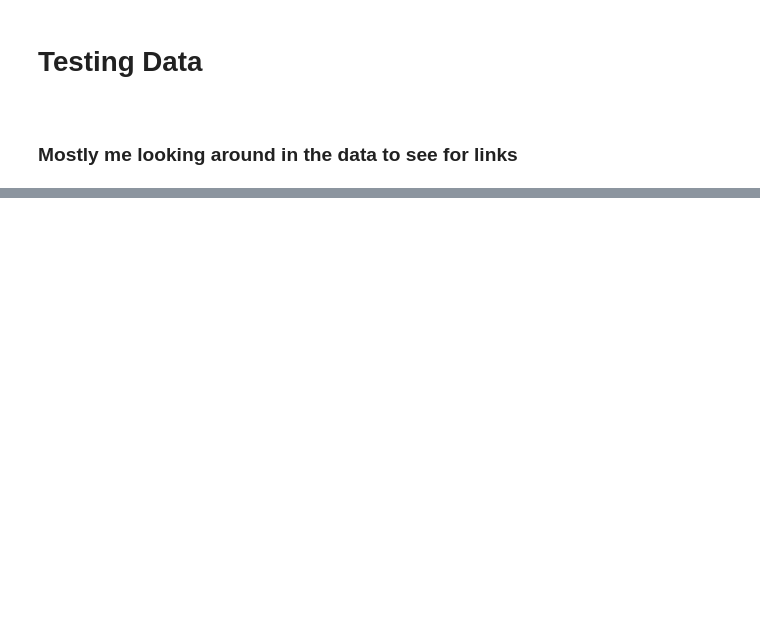
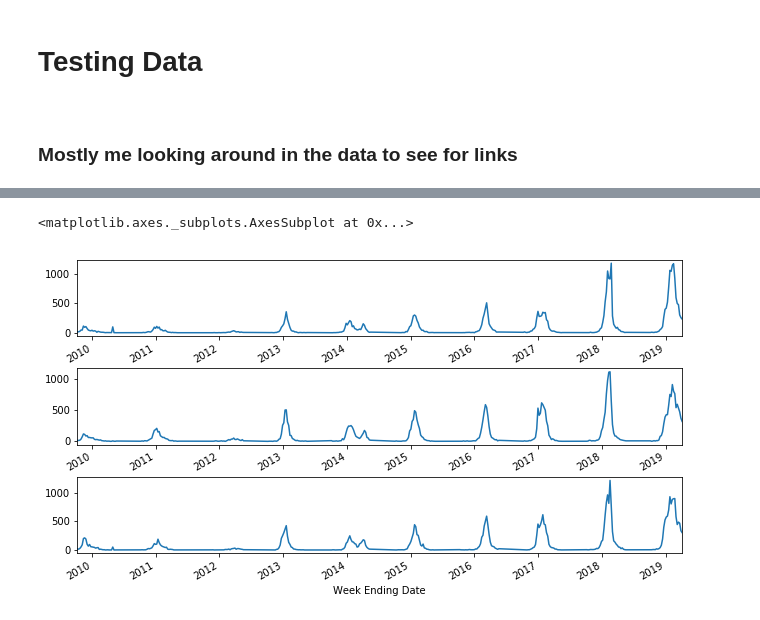
Before and after one commit to PredatorFeesh/Macaulay_Project_Flu, a Jupyter notebook: Weekly Data NY/Analysis/Playing Around with Data.ipynb, the cells around one changed output, grey strips where cells are left out. Drawn from its saved outputs; the diff is of its cells as text; code cells hidden in the pictures; blank space fills up the shorter version.

```diff
--- a/Weekly Data NY/Analysis/Playing Around with Data.ipynb
+++ b/Weekly Data NY/Analysis/Playing Around with Data.ipynb
@@ -18,7 +19,7 @@ data.head()
 | 3 | 2009-2010 | CAPITAL DISTRICT | ALBANY | 1 | 01/09/2010 | INFLUENZA_A | 0 | (42.5882713, -73.9740136) | 36001 |
 | 4 | 2009-2010 | CAPITAL DISTRICT | ALBANY | 1 | 01/09/2010 | INFLUENZA_B | 0 | (42.5882713, -73.9740136) | 36001 |
 # %%
-data = data.drop(['FIPS','County Centroid','Region'], axis=1) # Removing data we won't really use
+data = data.drop(['FIPS','County Centroid'], axis=1) # Removing data we won't really use
 # %%
 data.isnull().sum() # Good, none of our data is empty
 # %% [output]
@@ -35,0 +43,5 @@ KeyError: ('County', 'Count')
+# %%
+influenza_a = data[data['Disease'] == "INFLUENZA_A"]
+influenza_b = data[data['Disease'] == "INFLUENZA_B"]
+influenza_c = data[data['Disease'] == "INFLUENZA_C"]
+influenza_a.head()
@@ -35,0 +55,18 @@ KeyError: ('County', 'Count')
+# %%
+# Let's store the data only in the NYC Region
+influenza_a_nyc = influenza_a[influenza_a['Region'] == "NYC"]
+influenza_a_kings = influenza_a[influenza_a['County']=="KINGS"]
+influenza_a_queens = influenza_a[influenza_a['County']=="QUEENS"]
+influenza_a_bronx = influenza_a[influenza_a['County']=="BRONX"]
+# %%
+# size(kings) = size(queens) = size(bronx)
+# Now we have data we want seperated properl, and in weekly intervals
+# Convert into datetimes
+influenza_a_kings.loc[:,'Week Ending Date'] = pd.to_datetime(influenza_a_kings['Week Ending Date'])
+influenza_a_queens.loc[:,'Week Ending Date'] = pd.to_datetime(influenza_a_queens['Week Ending Date'])
+influenza_a_bronx.loc[:,'Week Ending Date'] = pd.to_datetime(influenza_a_bronx['Week Ending Date'])
+# Now we want the index of the dataset to go by the Week Ending Date
+influenza_a_kings.index = influenza_a_kings['Week Ending Date']
+influenza_a_queens.index = influenza_a_queens['Week Ending Date']
+influenza_a_bronx.index = influenza_a_bronx['Week Ending Date']
+# Now we can do time specific things with the data
@@ -35,0 +92,14 @@ KeyError: ('County', 'Count')
+# %%
+# And let's get all the graphs
+plt.figure(figsize=(14,6))
+plt.subplots_adjust(left=0.3,hspace=0.42)
+plt.title("Influenza Counts for NYC Counties")
+plt.subplot(311)
+influenza_a_kings.loc[:,'Count'].plot(ax = plt.gca())
+plt.subplot(312)
+influenza_a_bronx.loc[:,'Count'].plot(ax = plt.gca())
+plt.subplot(313)
+influenza_a_queens.loc[:,'Count'].plot(ax = plt.gca())
+# %% [output]
+<matplotlib.axes._subplots.AxesSubplot at 0x...>
+[figure, added]
```
Also changed, not shown: parts of 8 cells of this notebook, 5 other files.
